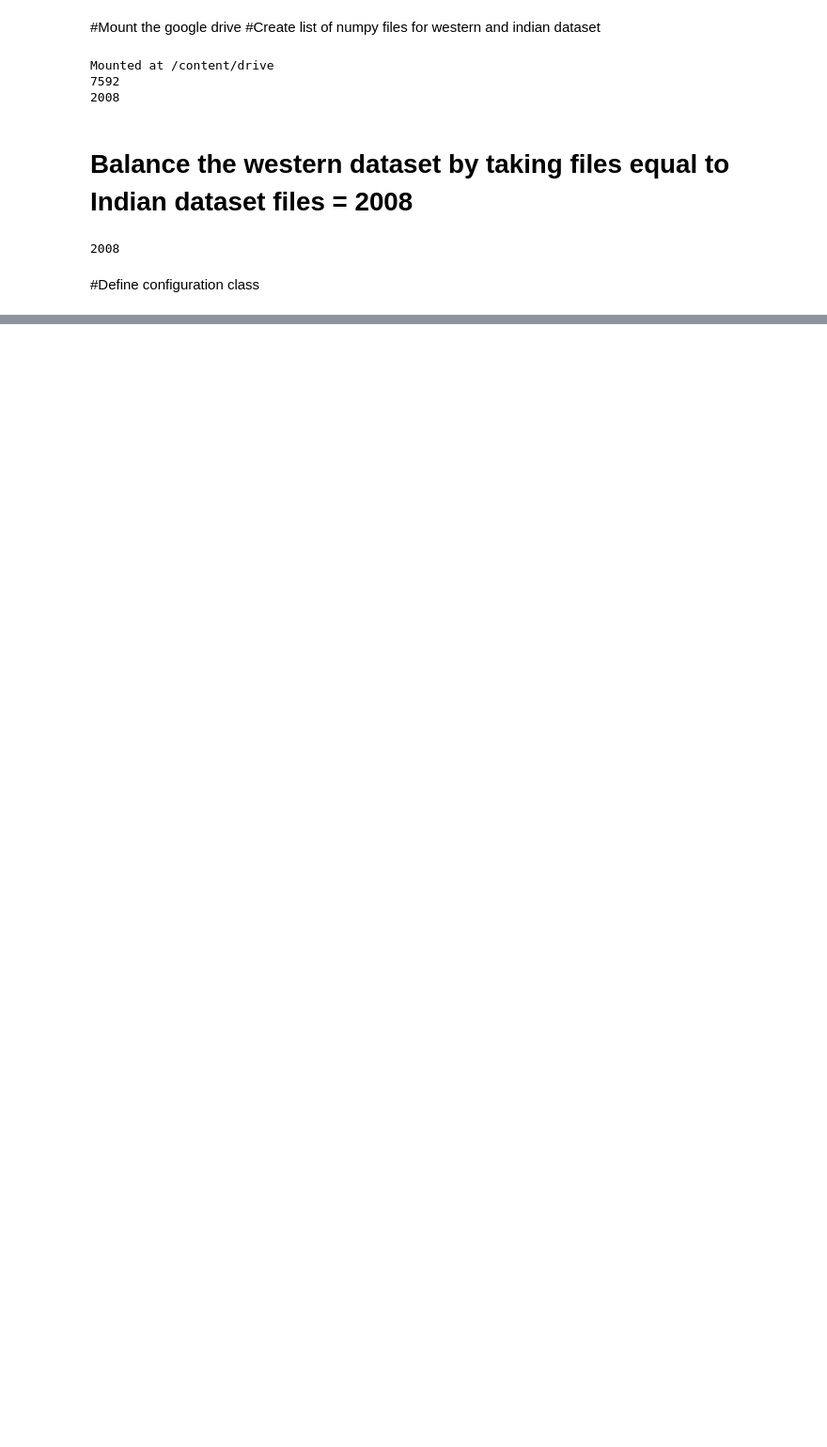
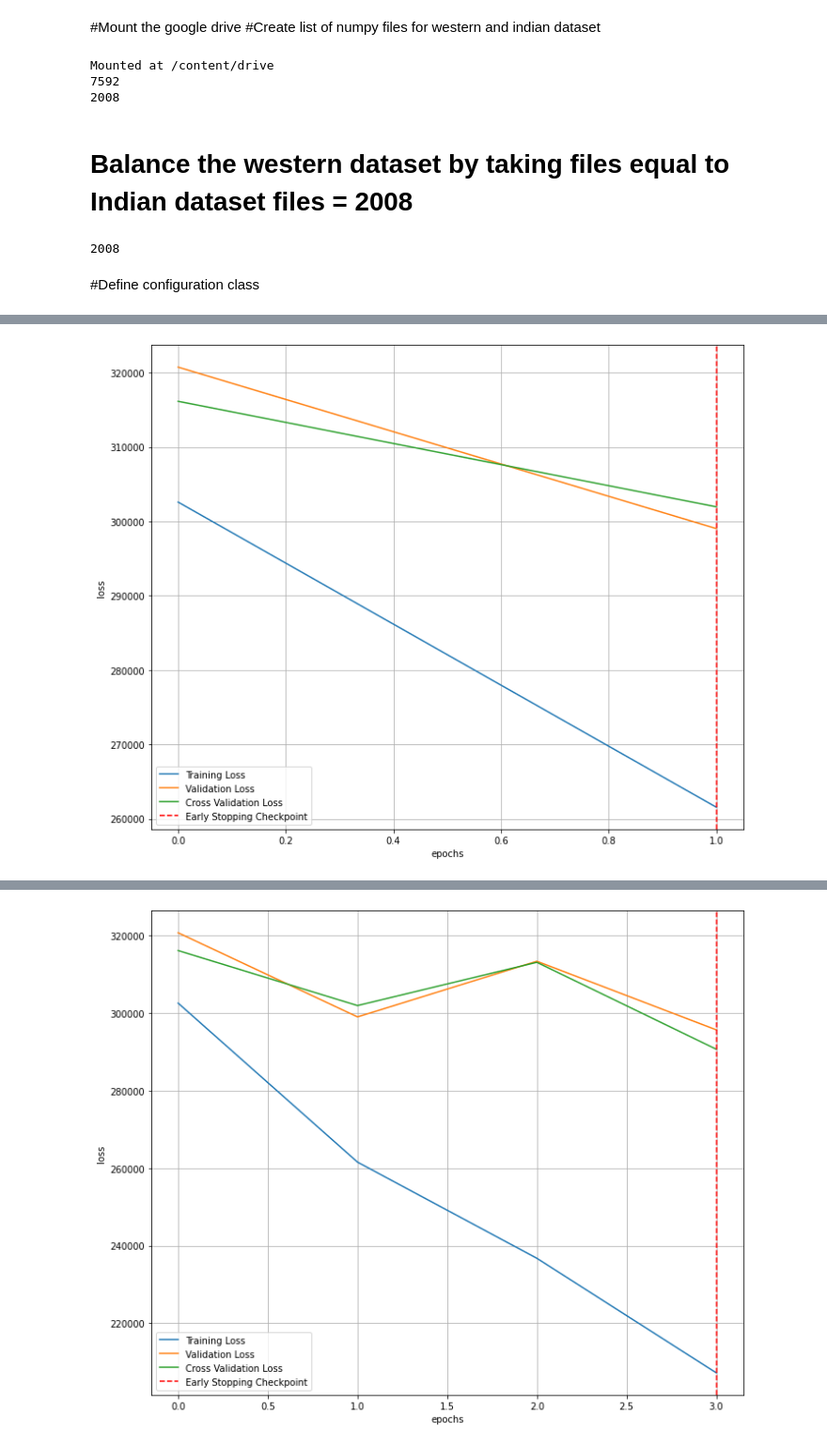
Before and after one commit to singr7/MIRAutoencoder, a Jupyter notebook: CNNLSTMAutoEncoder.ipynb, the cells around one changed output, grey strips where cells are left out. Shown: that part at 94% size. Drawn from its saved outputs; the diff is of its cells as text; code cells hidden in the pictures; blank space fills up the shorter version.

```diff
--- a/CNNLSTMAutoEncoder.ipynb
+++ b/CNNLSTMAutoEncoder.ipynb
@@ -53,7 +53,7 @@ class Configuration:
   base_dir = "/content/drive/My Drive/MusicResearchColabNB/vajra/westernAE"   # need to be edited..
   loss_function = torch.nn.MSELoss(reduction='sum')
   lr=1e-3  # I edited it from 1e-3 to 1e-5
-  n_epochs = 5
+  n_epochs = 4
   model_file = "/content/drive/My Drive/MusicResearchColabNB/vajra/westernAE/models/mel.pkl"  #need need edits
   results_dir = os.path.join(base_dir, "./results")  # may need edits
   checkpoint_model_file = "/content/drive/My Drive/MusicResearchColabNB/vajra/westernAE/models/mel_checkpoint.pkl" #may need edits
@@ -264,6 +258,7 @@ class TrainingWrapper:
     fig.savefig(os.path.join(save_dir , 'loss_plot_{}.png'.format(cross)), bbox_inches='tight')
 
   def train(self):
+    self.model.load_state_dict(torch.load(config.checkpoint_model_file))
     for epoch in range(1, self.config.n_epochs + 1):
       self.model = self.model.train()
       train_losses = []
@@ -313,9 +308,9 @@ class TrainingWrapper:
       if val_loss < self.best_loss:
         self.best_loss = val_loss
         self.best_model_wts = copy.deepcopy(self.model.state_dict())
-      if epoch % 5 == 0:
+      torch.save(self.model.state_dict(),  self.config.checkpoint_model_file)
+      if epoch % 2 == 0:
         self.visualizeTraining(epoch, trn_losses= self.history['train'], tst_losses=self.history['val'], val_losses =self.history['cross_val'], save_dir=self.config.base_dir + "/results",cross=fold)
-        torch.save(self.model.state_dict(),  self.config.checkpoint_model_file + "_" + str(self.cross))
       print(f'k-fold {fold}:: Epoch {epoch}: train loss {train_loss} val loss {val_loss}')
     self.model.load_state_dict(self.best_model_wts)
     torch.save(self.model.state_dict(), self.config.model_file)
@@ -488,9 +483,9 @@ for fold, (train_ids, test_ids) in enumerate(kfold.split(train_dataset)):
   if mode=="train":
     trainingWrapper = TrainingWrapper(config=config, training_loader=train_loader, test_loader=test_loader, device=device, val_loader=crossval_loader, cross=fold)
     model, history = trainingWrapper.train()
-    train_loss_mean_list.append(history['train'])
-    test_loss_mean_list.append(history['val'])
-    val_loss_mean_list.append(history['cross_val'])
+    np.append(train_loss_mean_list,history['train'])
+    np.append(test_loss_mean_list,history['val'])
+    np.append(val_loss_mean_list,history['cross_val'])
 
 
     if data=="mnist":
@@ -528,0 +524 @@ in training loop, epoch 5, step 27, the loss is 447786.03125
+[figure, added]
@@ -528,0 +542 @@ in training loop, epoch 5, step 27, the loss is 447786.03125
+[figure, added]
```
Also changed, not shown: parts of 3 cells of this notebook.
